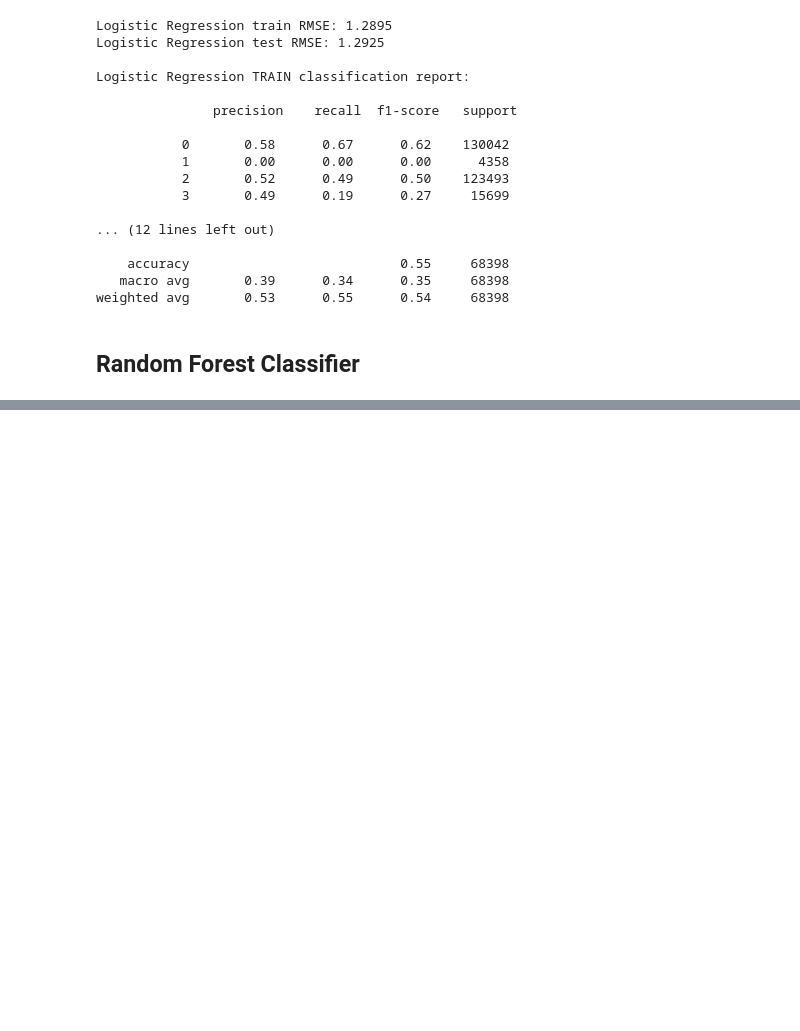
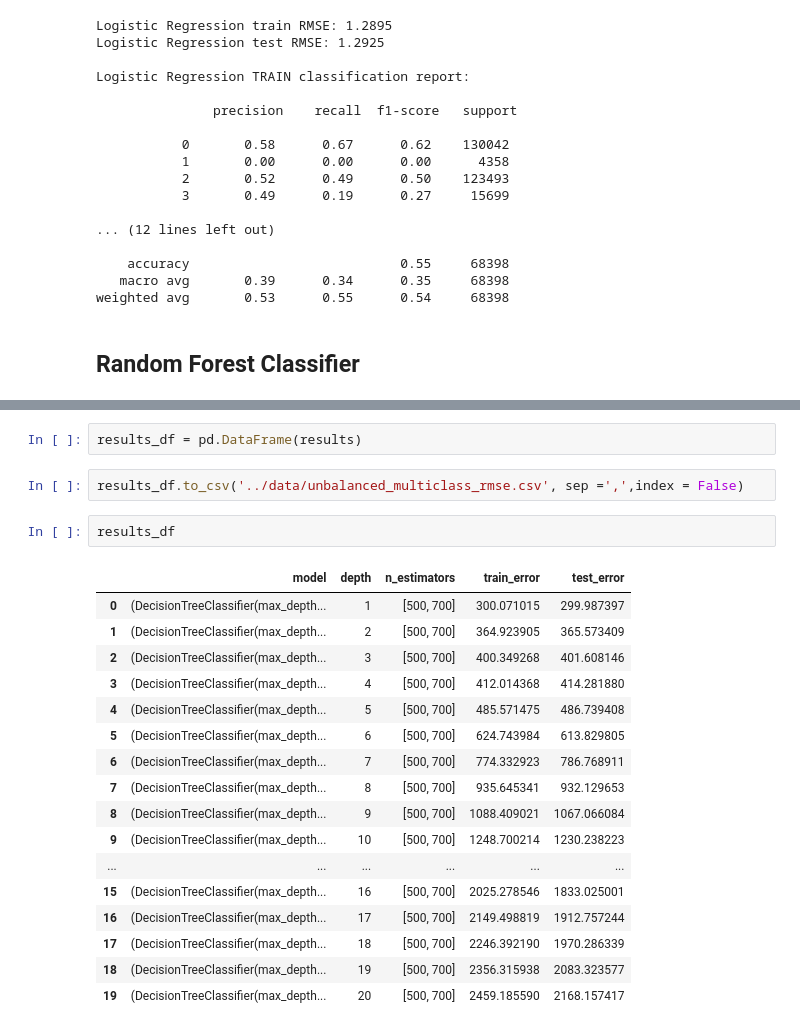
Before and after one commit to maria-luisa-gomez/covid-death-rate-prediction, a Jupyter notebook: notebooks/1 COVID Modelling_unbalanced_multiclass.ipynb, the cells around one changed output, grey strips where cells are left out. Drawn from its saved outputs; the diff is of its cells as text; blank space fills up the shorter version.

```diff
--- a/notebooks/1 COVID Modelling_unbalanced_multiclass.ipynb
+++ b/notebooks/1 COVID Modelling_unbalanced_multiclass.ipynb
@@ -303,0 +304,24 @@ for depth in range(1, 21):
+# %%
+results_df = pd.DataFrame(results)
+# %%
+results_df.to_csv('../data/unbalanced_multiclass_rmse.csv', sep =',',index = False)
+# %%
+results_df
+# %% [output]
+|  | model | depth | n_estimators | train_error | test_error |
+| 0 | (DecisionTreeClassifier(max_depth... | 1 | [500, 700] | 300.071015 | 299.987397 |
+| 1 | (DecisionTreeClassifier(max_depth... | 2 | [500, 700] | 364.923905 | 365.573409 |
+| 2 | (DecisionTreeClassifier(max_depth... | 3 | [500, 700] | 400.349268 | 401.608146 |
+| 3 | (DecisionTreeClassifier(max_depth... | 4 | [500, 700] | 412.014368 | 414.281880 |
+| 4 | (DecisionTreeClassifier(max_depth... | 5 | [500, 700] | 485.571475 | 486.739408 |
+| 5 | (DecisionTreeClassifier(max_depth... | 6 | [500, 700] | 624.743984 | 613.829805 |
+| 6 | (DecisionTreeClassifier(max_depth... | 7 | [500, 700] | 774.332923 | 786.768911 |
+| 7 | (DecisionTreeClassifier(max_depth... | 8 | [500, 700] | 935.645341 | 932.129653 |
+| 8 | (DecisionTreeClassifier(max_depth... | 9 | [500, 700] | 1088.409021 | 1067.066084 |
+| 9 | (DecisionTreeClassifier(max_depth... | 10 | [500, 700] | 1248.700214 | 1230.238223 |
+| ... | ... | ... | ... | ... | ... |
+| 15 | (DecisionTreeClassifier(max_depth... | 16 | [500, 700] | 2025.278546 | 1833.025001 |
+| 16 | (DecisionTreeClassifier(max_depth... | 17 | [500, 700] | 2149.498819 | 1912.757244 |
+| 17 | (DecisionTreeClassifier(max_depth... | 18 | [500, 700] | 2246.392190 | 1970.286339 |
+| 18 | (DecisionTreeClassifier(max_depth... | 19 | [500, 700] | 2356.315938 | 2083.323577 |
+| 19 | (DecisionTreeClassifier(max_depth... | 20 | [500, 700] | 2459.185590 | 2168.157417 |
```
Also changed, not shown: parts of 5 cells of this notebook, 5 other files.
